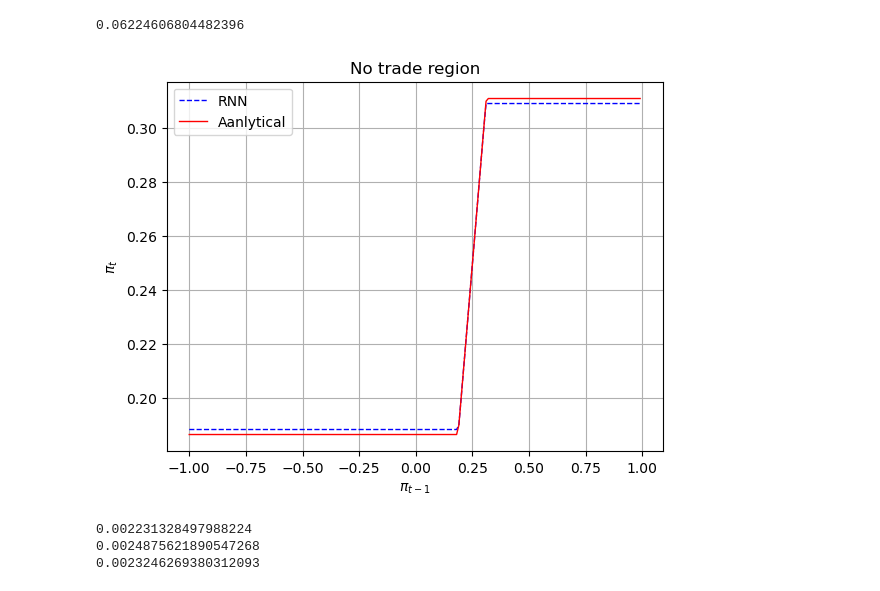
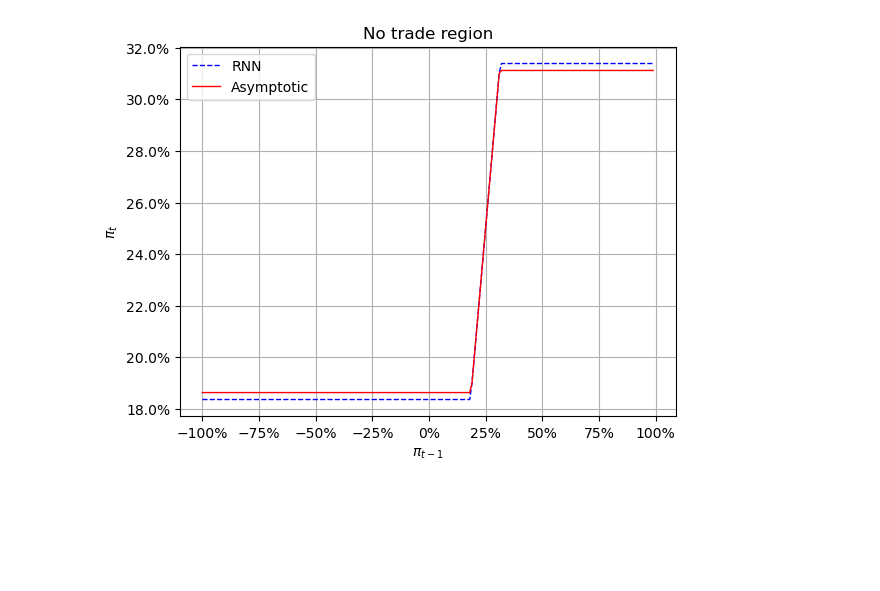
Before and after one commit to jsxzliran/TransactionCost, a Jupyter notebook: OneStockTradingCost-1parameter_importance.ipynb, the cells around one changed output. Saved outputs shown, nothing was run; the diff lists cells and outputs as text; code cells hidden in the pictures; blank space fills up the shorter version.

```diff
--- a/OneStockTradingCost-1parameter_importance.ipynb
+++ b/OneStockTradingCost-1parameter_importance.ipynb
@@ -48,14 +34,0 @@ tensor(0.0197, device='cuda:0')
-# %%
-# Module for importance sampling
-# define the h
-h = (1-gamma)/gamma*mu/sigma
-# define the new drift under Q measure
-mu_importance = (1-gamma)/gamma*mu+mu
-# Simulate stock under Q measure
-stock2 = dg.OneStock(seed,mu_importance,sigma,s0,npaths,seq_length-1,T)
-# Returns under Q measure
-returns = torch.tensor(stock2.Returns(),dtype=torch.float).to(device).transpose(0,1)
-# Extract Brownian Motion under Q measure
-BM_last = stock2.BM()[-1,:]
-# The scaler
-scaler  = torch.exp(torch.tensor(-1/2*h*h*T-h*BM_last)).to(device)
@@ -272,0 +35,6 @@ out.weight tensor([[1.]], device='cuda:0')
+# %%
+ESR_simulated_vec = np.zeros(len(trading_cost_vec))
+CI_upper_vec = np.zeros(len(trading_cost_vec))
+CI_lower_vec = np.zeros(len(trading_cost_vec))
+ESR_theo_vec = np.zeros(len(trading_cost_vec))
+ESR_opt_vec = np.zeros(len(trading_cost_vec))
@@ -273,39 +112,34 @@ out.weight tensor([[1.]], device='cuda:0')
 # %%
 # Data for plotting
 lowerbound = -1
 upperbound = 1
-optimal_input = Markowitz_opt
+optimal_input = Merton_opt
 t = torch.tensor(np.arange(lowerbound, upperbound, 0.01)).to(device)
-trading_cost = (2*trading_cost)/(1+trading_cost)
-s = model.rnn.fc2_param.weight*F.relu(model.rnn.fc1_param.weight*F.relu(optimal_input*model.rnn.input_param.weight+model.rnn.hidden_param.weight*t-Markowitz_opt+model.rnn.hidden_param.bias)+2*model.rnn.hidden_param.bias)+Markowitz_opt+model.rnn.hidden_param.bias
-delta_real = np.power(3/(4*gamma)*np.power(Markowitz_opt,2)*np.power(1-Markowitz_opt,2)*trading_cost,1/3)+((5-2*gamma)/(10*gamma)*Markowitz_opt*(Markowitz_opt)-3/(20*gamma))*trading_cost
-s2 = model.rnn.fc2_param.weight*F.relu(model.rnn.fc1_param.weight*F.relu(optimal_input*model.rnn.input_param.weight+model.rnn.hidden_param.weight*t-(Markowitz_opt-delta_real))+2*delta_real)+Markowitz_opt+delta_real
-s3 = model.rnn.fc2_param.weight*F.relu(model.rnn.fc1_param.weight*F.relu(optimal_input*model.rnn.input_param.weight+model.rnn.hidden_param.weight*t-(Markowitz_opt-delta))+2*delta)+Markowitz_opt+delta
-print(delta_real)
+s = model.rnn.fc2_param.weight*F.relu(model.rnn.fc1_param.weight*F.relu(optimal_input*model.rnn.input_param.weight+model.rnn.hidden_param.weight*t-Merton_opt+model.rnn.hidden_param.bias)+2*model.rnn.hidden_param.bias)+Merton_opt+model.rnn.hidden_param.bias
+delta_real = np.power(3/(2*gamma)*np.power(Merton_opt,2)*np.power(1-Merton_opt,2)*trading_cost,1/3)+((5-2*gamma)/(10*gamma)*Merton_opt*(Merton_opt)-3/(20*gamma))*2*trading_cost
+s2 = model.rnn.fc2_param.weight*F.relu(model.rnn.fc1_param.weight*F.relu(optimal_input*model.rnn.input_param.weight+model.rnn.hidden_param.weight*t-(Merton_opt-delta_real))+2*delta_real)+Merton_opt+delta_real
+s3 = model.rnn.fc2_param.weight*F.relu(model.rnn.fc1_param.weight*F.relu(optimal_input*model.rnn.input_param.weight+model.rnn.hidden_param.weight*t-(Merton_opt-delta))+2*delta)+Merton_opt+delta
+
 
 fig, ax = plt.subplots()
 ax.plot(t.cpu().detach(), s.cpu().view(-1).detach(), label='RNN', color = 'blue', linestyle= '--', linewidth = 1)
-ax.plot(t.cpu().detach(), s2.cpu().view(-1).detach(), label='Aanlytical', color = 'red', linewidth = 1)
-#ax.plot(t.cpu().detach(), s3.cpu().view(-1).detach())
+ax.plot(t.cpu().detach(), s2.cpu().view(-1).detach(), label='Asymptotic', color = 'red', linewidth = 1)
+
+ax.yaxis.set_major_formatter(mticker.PercentFormatter(xmax=1.0))
+ax.xaxis.set_major_formatter(mticker.PercentFormatter(xmax=1.0))
 ax.legend()
+
 
 ax.set(xlabel=r'$\pi_{t-1}$', ylabel=r'$\pi_t$',
        title='No trade region')
 ax.grid()
 
-fig.savefig("result_one.png")
+
+# save the plot
+current_time = datetime.datetime.now()
+formatted_time = current_time.strftime("%d-%m-%Y_%H-%M-%S")
+file_name = f"result__one_{formatted_time}.png"
+fig.savefig(file_name,dpi=500,pad_inches = 0.1,bbox_inches = 'tight')
 plt.show()
 # %% [output]
-0.06224606804482396
-[figure, old version]
+[figure, new version]
-# %%
-ESR_simulated = np.log(np.power((gamma-1)*losses+1,1/(1-gamma)))/T
-ESR_opt = mu*mu/sigma/sigma/2/gamma
-ESR_real = mu*mu/sigma/sigma/2/gamma-gamma*sigma*sigma/2*np.power(trading_cost,2/3)*np.power(0.75/gamma*Markowitz_opt*Markowitz_opt*(1-Markowitz_opt)*(1-Markowitz_opt),2/3)
-print(ESR_simulated[-1])
-print(ESR_opt)
-print(ESR_real)
-# %% [output]
-0.002231328497988224
-0.0024875621890547268
-0.0023246269380312093
```
Also changed, not shown: parts of 14 cells of this notebook, 5 other files.
